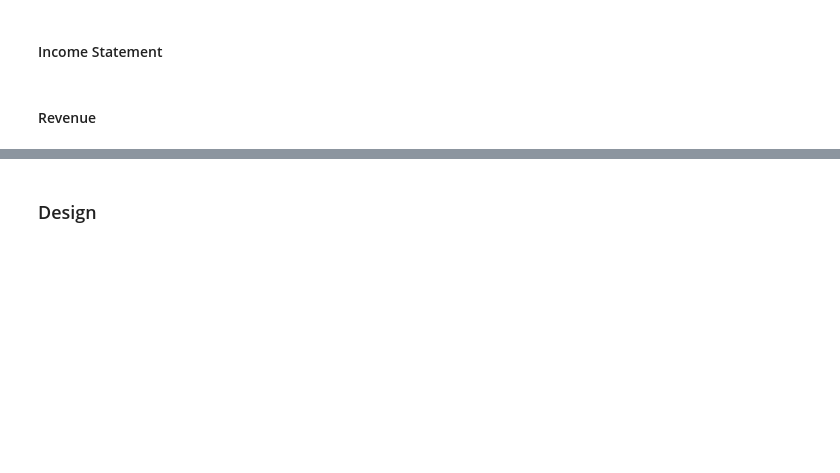
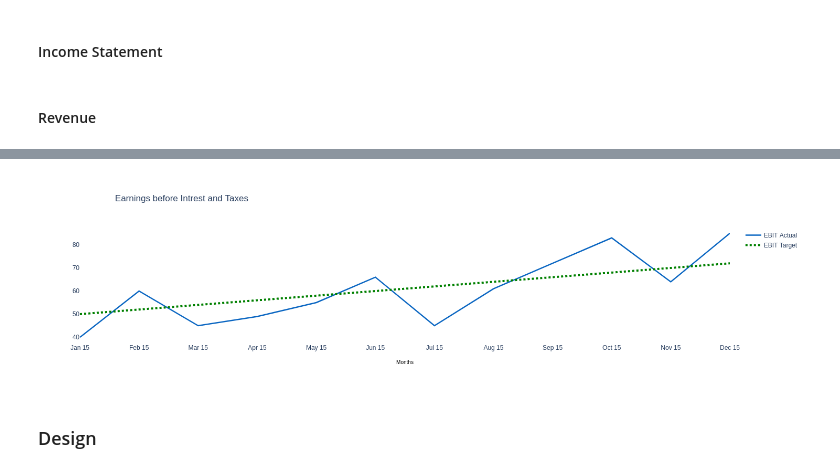
Before and after one commit to jupyter-naas/summer-dashboarding, a Jupyter notebook: dashboards/2-Financial consolidation/financial-consolidation.ipynb, the cells around one changed output, grey strips where cells are left out. Cells and saved outputs as stored; diff of their text form; code cells hidden in the pictures; blank space fills up the shorter version.

```diff
--- a/dashboards/2-Financial consolidation/financial-consolidation.ipynb
+++ b/dashboards/2-Financial consolidation/financial-consolidation.ipynb
@@ -64,3 +130,18 @@ spreadsheet_id = "1yi0qzuUEnE9wMWWQFIVq5Uou8ChxFqF0MMqFM5FtVIM"
+# %%
+data3 = [
+    {"DATE": "Jan 15", "VALUE1": 40, "VALUE2": 50},
+    {"DATE": "Feb 15", "VALUE1": 60, "VALUE2": 52},
+    {"DATE": "Mar 15", "VALUE1": 45, "VALUE2": 54},
+    {"DATE": "Apr 15", "VALUE1": 49, "VALUE2": 56},
+    {"DATE": "May 15", "VALUE1": 55, "VALUE2": 58},
+    {"DATE": "Jun 15", "VALUE1": 66, "VALUE2": 60},
+    {"DATE": "Jul 15", "VALUE1": 45, "VALUE2": 62},
+    {"DATE": "Aug 15", "VALUE1": 61, "VALUE2": 64},
+    {"DATE": "Sep 15", "VALUE1": 72, "VALUE2": 66},
+    {"DATE": "Oct 15", "VALUE1": 83, "VALUE2": 68},
+    {"DATE": "Nov 15", "VALUE1": 64, "VALUE2": 70},
+    {"DATE": "Dec 15", "VALUE1": 85, "VALUE2": 72},
+]
 # %% [markdown]
 #### Highlighted KPIs
 # %%
@@ -311,0 +302,3 @@ def create_multichart(df2,
+# %%
+df3 = pd.DataFrame(data3)
+df3
@@ -312,3 +319,52 @@ def create_multichart(df2,
+# %%
+def create_doublelinechart(df3,
+                        label="DATE",
+                        value1="VALUE1",
+                        value2="VALUE2",
+                        xaxis_title="Months"):
+    fig2 = go.Figure()
+    # Add traces
+
+    fig2.add_trace(
+        go.Scatter(
+            x=df3[label],
+            y=df3[value1],
+            mode="lines",
+            name="EBIT Actual",
+            line=dict(color="#0A66C2", width=2.5),
+        ),
+    )
+
+    fig2.add_trace(
+        go.Scatter(
+            x=df3[label],
+            y=df3[value2],
+            mode="lines",
+            name="EBIT Target",
+            line=dict(color='green', width=4, dash='dot'),
+        ),
+    )
+    # Add figure title
+    fig2.update_layout(
+        yaxis_tickformat = ',',
+        title_text="Earnings before Intrest and Taxes",
+        title_x=0.1,
+        #title_font=dict(family="Arial", size=18, color="black"),
+        legend=None,
+        plot_bgcolor="#ffffff",
+        width=500,
+        height=400,
+        paper_bgcolor="white",
+        xaxis_title=xaxis_title,
+        xaxis_title_font=dict(family="Arial", size=10, color="black"),
+    )
+
+    fig2.show()
+    return fig2
+
+doubleline = create_doublelinechart(df3)
+# %% [output]
+[figure, added]
 # %% [markdown]
 ### Design
 # %% [markdown]
```
Also changed, not shown: parts of 13 cells of this notebook.
